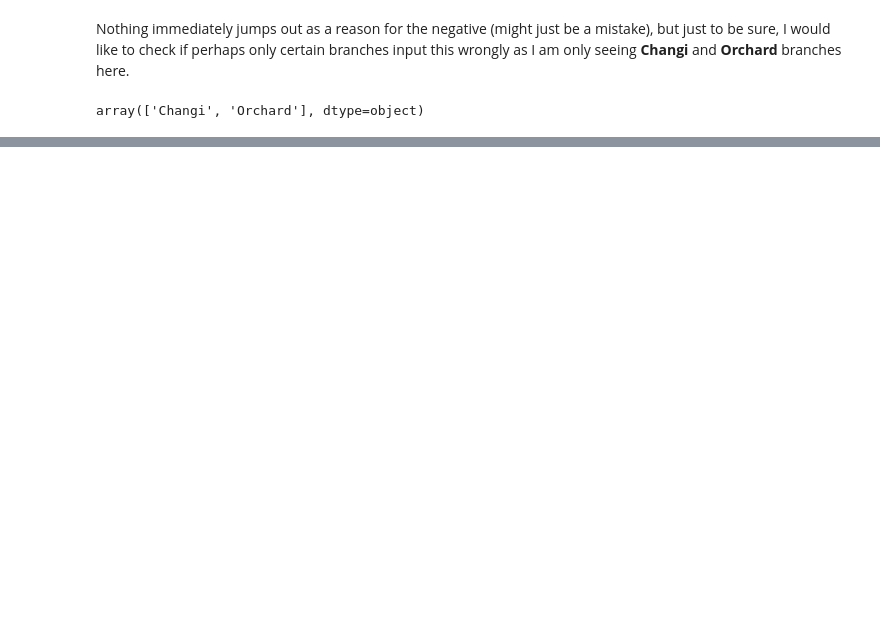
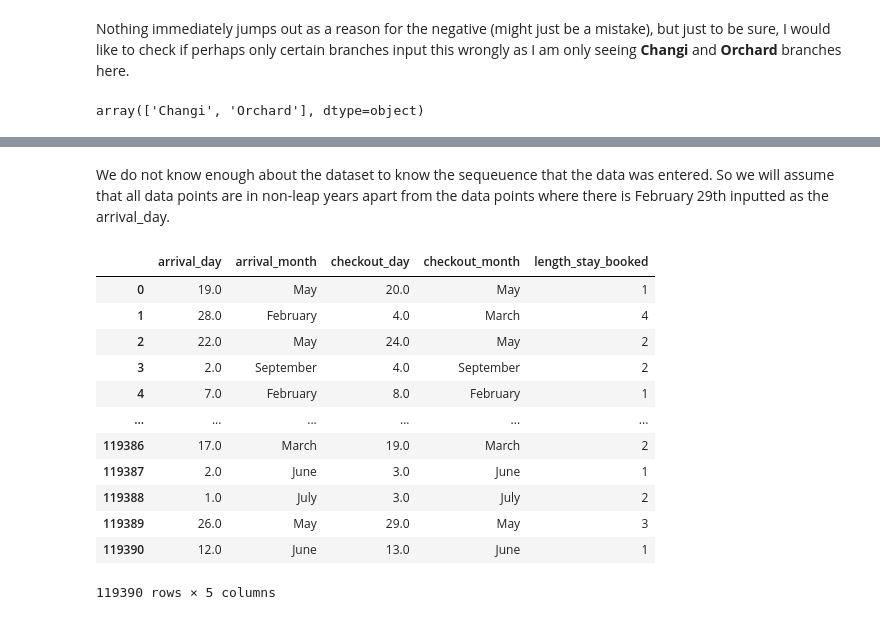
Before and after one commit to Anglesofdeath/no_show-data-science-project, a Jupyter notebook: eda.ipynb, the cells around one changed output, grey strips where cells are left out. Saved outputs shown, nothing was run; the diff lists cells and outputs as text; code cells hidden in the pictures; blank space fills up the shorter version.

```diff
--- a/eda.ipynb
+++ b/eda.ipynb
@@ -250,0 +336,11 @@ df.describe()
+# %%
+month_list = ['January', 'February', 'March', 'April', 'May', 'June', 'July', 'August', 'September', 'October', 'November', 'December']
+def bookedMonthsBefore(booked_month: str, checkIn_month: str):
+    x = month_list.index(booked_month)
+    y = month_list.index(checkIn_month)
+    if y >= x:
+        return y - x
+    else:
+        return 12 -(x - y)
+df['booked_months_before'] = df.apply(lambda x: bookedMonthsBefore(x['booking_month'], x['arrival_month']), axis=1)
+df[['booking_month', 'arrival_month', 'booked_months_before']]
@@ -250,0 +361,39 @@ df.describe()
+# %% [markdown]
+We do not know enough about the dataset to know the sequeuence that the data was entered. So we will assume that all data points are in non-leap years apart from the data points where there is February 29th inputted as the arrival_day.
+# %%
+def lengthStayBooked(arrival_day: float, arrival_month: str, checkout_day: float, checkout_month: str):
+    leap_year = False
+    x = month_list.index(arrival_month)
+    y = month_list.index(checkout_month)
+    if (arrival_month == 'February') and (arrival_day == float(29)):
+        leap_year = True
+    if leap_year == True:
+        if y >=x:
+            delta = date(2020, month_list.index(checkout_month) + 1, int(checkout_day)) - date(2020, month_list.index(arrival_month) + 1, int(arrival_day))
+            return delta.days
+        else:
+            delta = date(2020, month_list.index(checkout_month) + 1, int(checkout_day)) - date(2019, month_list.index(arrival_month) + 1, int(arrival_day))
+            return delta.days
+    else:
+        if y >=x:
+            delta = date(2022, month_list.index(checkout_month) + 1, int(checkout_day)) - date(2022, month_list.index(arrival_month) + 1, int(arrival_day))
+            return delta.days
+        else:
+            delta = date(2022, month_list.index(checkout_month) + 1, int(checkout_day)) - date(2021, month_list.index(arrival_month) + 1, int(arrival_day))
+            return delta.days
+df['length_stay_booked'] = df.apply(lambda x: lengthStayBooked(x['arrival_day'], x['arrival_month'], x['checkout_day'], x['checkout_month']), axis=1)
+df[['arrival_day', 'arrival_month', 'checkout_day', 'checkout_month', 'length_stay_booked']]
+# %% [output]
+|  | arrival_day | arrival_month | checkout_day | checkout_month | length_stay_booked |
+| 0 | 19.0 | May | 20.0 | May | 1 |
+| 1 | 28.0 | February | 4.0 | March | 4 |
+| 2 | 22.0 | May | 24.0 | May | 2 |
+| 3 | 2.0 | September | 4.0 | September | 2 |
+| 4 | 7.0 | February | 8.0 | February | 1 |
+| ... | ... | ... | ... | ... | ... |
+| 119386 | 17.0 | March | 19.0 | March | 2 |
+| 119387 | 2.0 | June | 3.0 | June | 1 |
+| 119388 | 1.0 | July | 3.0 | July | 2 |
+| 119389 | 26.0 | May | 29.0 | May | 3 |
+| 119390 | 12.0 | June | 13.0 | June | 1 |
+119390 rows × 5 columns
```
Also changed, not shown: parts of 25 cells of this notebook.
